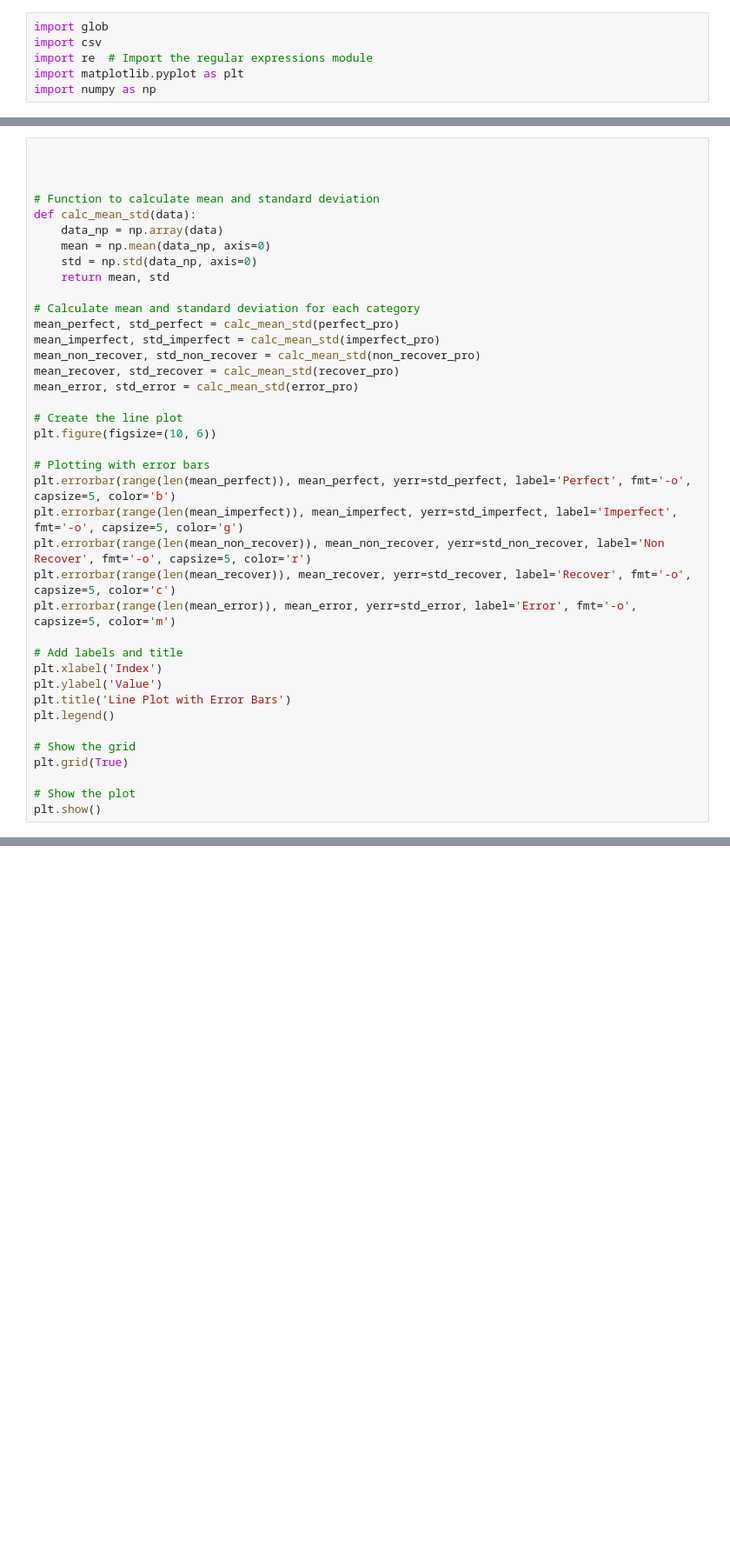
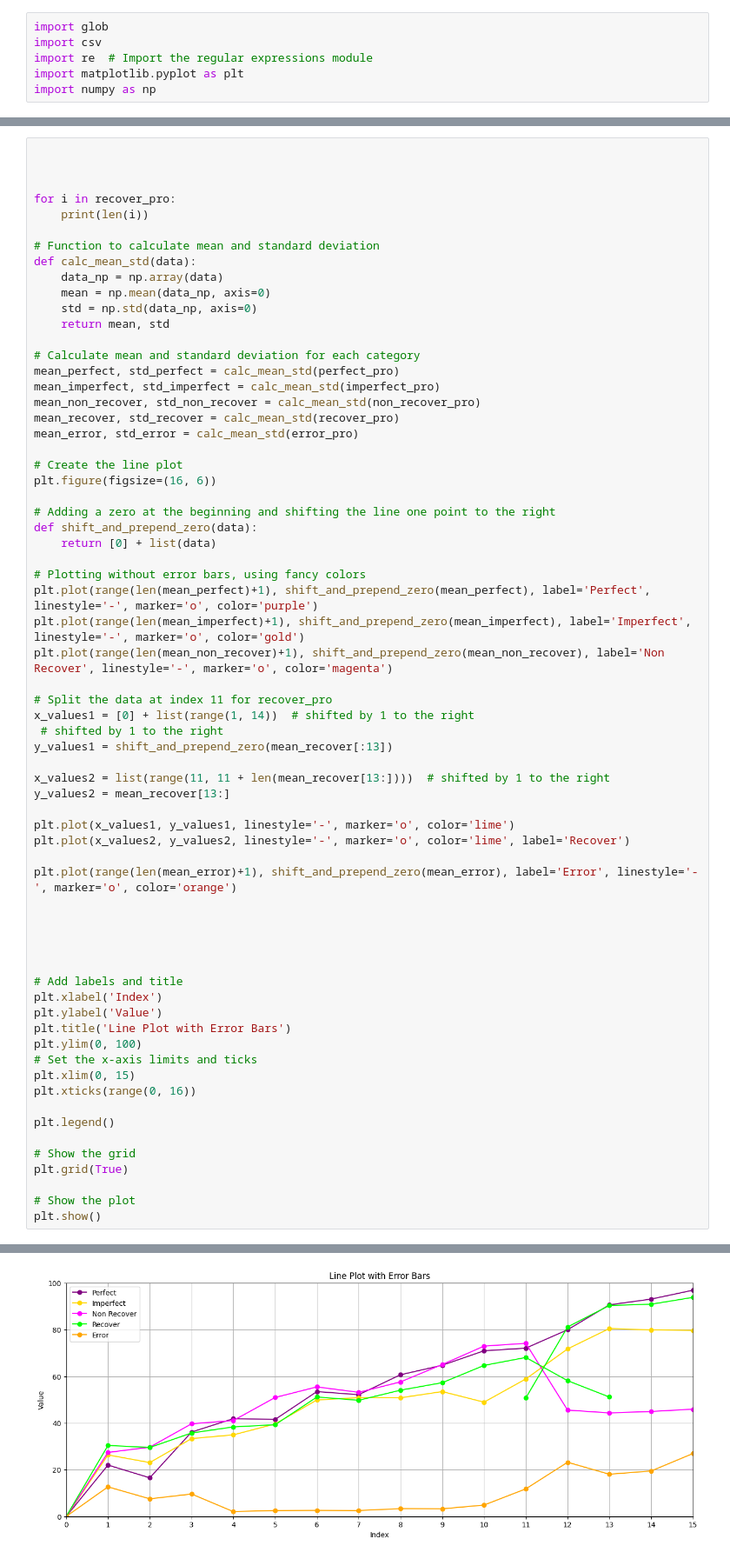
Before and after one commit to HangYu8123/Online_study_website, a Jupyter notebook: Phase_2/data/data_ana_phase2.ipynb, the cells around one changed output, grey strips where cells are left out. Shown: that part at 87% size. Drawn from its saved outputs; the diff is of its cells as text; blank space fills up the shorter version.

```diff
--- a/Phase_2/data/data_ana_phase2.ipynb
+++ b/Phase_2/data/data_ana_phase2.ipynb
@@ -111,6 +111,9 @@ for csv_file in csv_files:
 # %%
 
 
+
+for i in recover_pro:
+    print(len(i))
 
 # Function to calculate mean and standard deviation
 def calc_mean_std(data):
@@ -127,19 +130,43 @@ mean_recover, std_recover = calc_mean_std(recover_pro)
 mean_error, std_error = calc_mean_std(error_pro)
 
 # Create the line plot
-plt.figure(figsize=(10, 6))
+plt.figure(figsize=(16, 6))
 
-# Plotting with error bars
-plt.errorbar(range(len(mean_perfect)), mean_perfect, yerr=std_perfect, label='Perfect', fmt='-o', capsize=5, color='b')
-plt.errorbar(range(len(mean_imperfect)), mean_imperfect, yerr=std_imperfect, label='Imperfect', fmt='-o', capsize=5, color='g')
-plt.errorbar(range(len(mean_non_recover)), mean_non_recover, yerr=std_non_recover, label='Non Recover', fmt='-o', capsize=5, color='r')
-plt.errorbar(range(len(mean_recover)), mean_recover, yerr=std_recover, label='Recover', fmt='-o', capsize=5, color='c')
-plt.errorbar(range(len(mean_error)), mean_error, yerr=std_error, label='Error', fmt='-o', capsize=5, color='m')
+# Adding a zero at the beginning and shifting the line one point to the right
+def shift_and_prepend_zero(data):
+    return [0] + list(data)
+
+# Plotting without error bars, using fancy colors
+plt.plot(range(len(mean_perfect)+1), shift_and_prepend_zero(mean_perfect), label='Perfect', linestyle='-', marker='o', color='purple')
+plt.plot(range(len(mean_imperfect)+1), shift_and_prepend_zero(mean_imperfect), label='Imperfect', linestyle='-', marker='o', color='gold')
+plt.plot(range(len(mean_non_recover)+1), shift_and_prepend_zero(mean_non_recover), label='Non Recover', linestyle='-', marker='o', color='magenta')
+
+# Split the data at index 11 for recover_pro
+x_values1 = [0] + list(range(1, 14))  # shifted by 1 to the right
+ # shifted by 1 to the right
+y_values1 = shift_and_prepend_zero(mean_recover[:13])
+
+x_values2 = list(range(11, 11 + len(mean_recover[13:])))  # shifted by 1 to the right
+y_values2 = mean_recover[13:]
+
+plt.plot(x_values1, y_values1, linestyle='-', marker='o', color='lime')
+plt.plot(x_values2, y_values2, linestyle='-', marker='o', color='lime', label='Recover')
+
+plt.plot(range(len(mean_error)+1), shift_and_prepend_zero(mean_error), label='Error', linestyle='-', marker='o', color='orange')
+
+
+
+
 
 # Add labels and title
 plt.xlabel('Index')
 plt.ylabel('Value')
 plt.title('Line Plot with Error Bars')
+plt.ylim(0, 100)
+# Set the x-axis limits and ticks
+plt.xlim(0, 15)
+plt.xticks(range(0, 16))
+
 plt.legend()
 
 # Show the grid
@@ -151,0 +193 @@ ValueError: setting an array element with a sequence. The requested array has an
+[figure, added]
```
Also changed, not shown: parts of 3 cells of this notebook, 21 other files.
